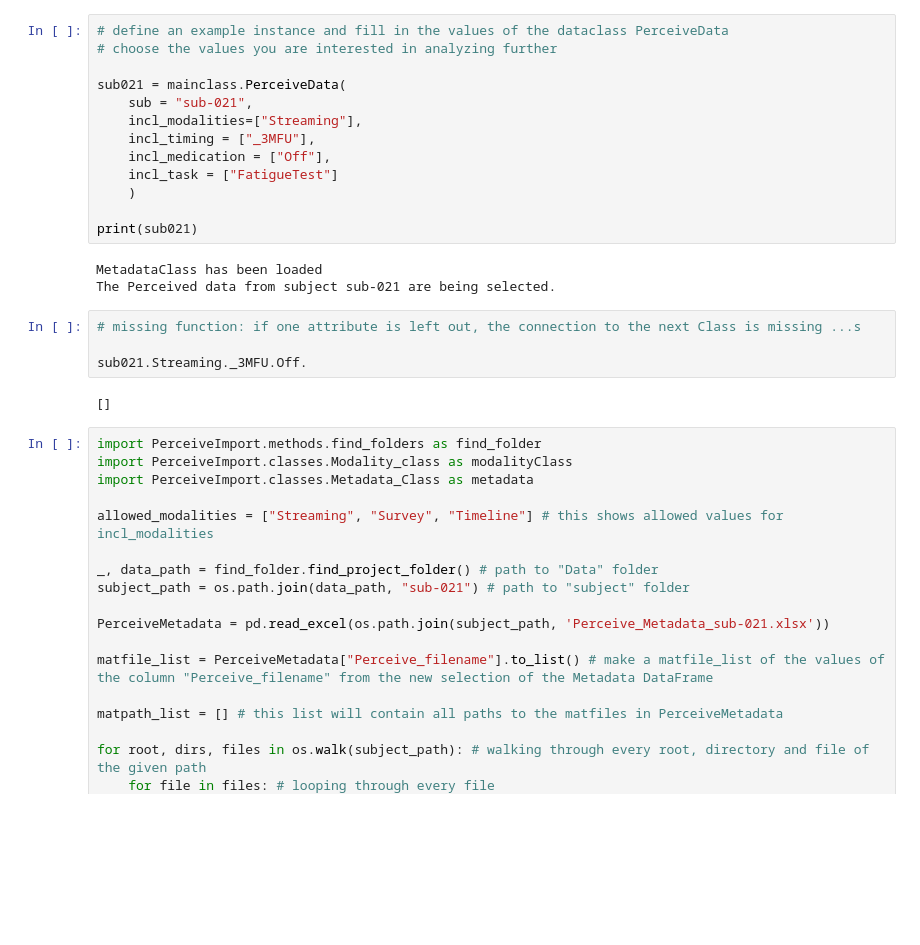
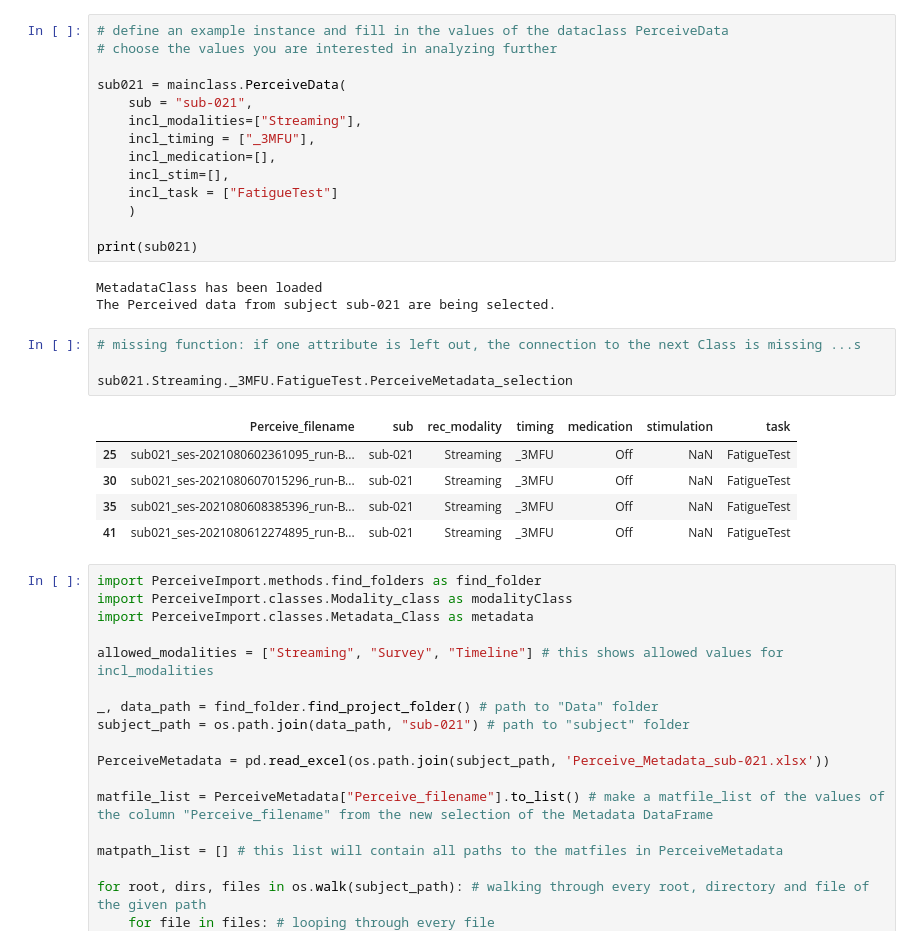
Before and after one commit to jgvhabets/PyPerceive, a Jupyter notebook: code/notebooks/percept_playground.ipynb, the cells around one changed output. Drawn from its saved outputs; the diff is of its cells as text; blank space fills up the shorter version.

```diff
--- a/code/notebooks/percept_playground.ipynb
+++ b/code/notebooks/percept_playground.ipynb
@@ -758,7 +758,8 @@ sub021 = mainclass.PerceiveData(
     sub = "sub-021",
     incl_modalities=["Streaming"],
     incl_timing = ["_3MFU"],
-    incl_medication = ["Off"],
+    incl_medication=[],
+    incl_stim=[],
     incl_task = ["FatigueTest"]
     )
 
@@ -769,9 +770,13 @@ The Perceived data from subject sub-021 are being selected.
 # %%
 # missing function: if one attribute is left out, the connection to the next Class is missing ...s
 
-sub021.Streaming._3MFU.Off.
+sub021.Streaming._3MFU.FatigueTest.PerceiveMetadata_selection
 # %% [output]
-[]
+|  | Perceive_filename | sub | rec_modality | timing | medication | stimulation | task |
+| 25 | sub021_ses-2021080602361095_run-B... | sub-021 | Streaming | _3MFU | Off | NaN | FatigueTest |
+| 30 | sub021_ses-2021080607015296_run-B... | sub-021 | Streaming | _3MFU | Off | NaN | FatigueTest |
+| 35 | sub021_ses-2021080608385396_run-B... | sub-021 | Streaming | _3MFU | Off | NaN | FatigueTest |
+| 41 | sub021_ses-2021080612274895_run-B... | sub-021 | Streaming | _3MFU | Off | NaN | FatigueTest |
 # %%
 import PerceiveImport.methods.find_folders as find_folder
 import PerceiveImport.classes.Modality_class as modalityClass
```
Also changed, not shown: 3 other files.
